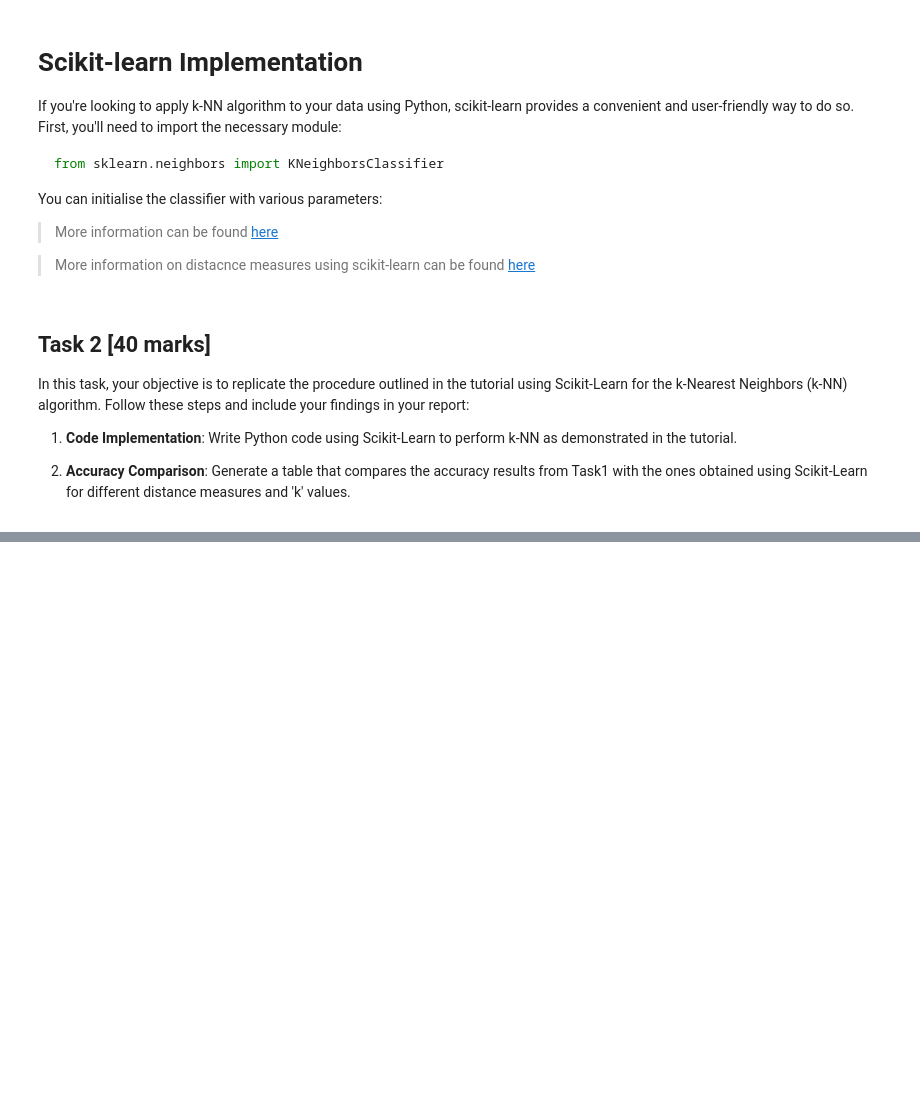
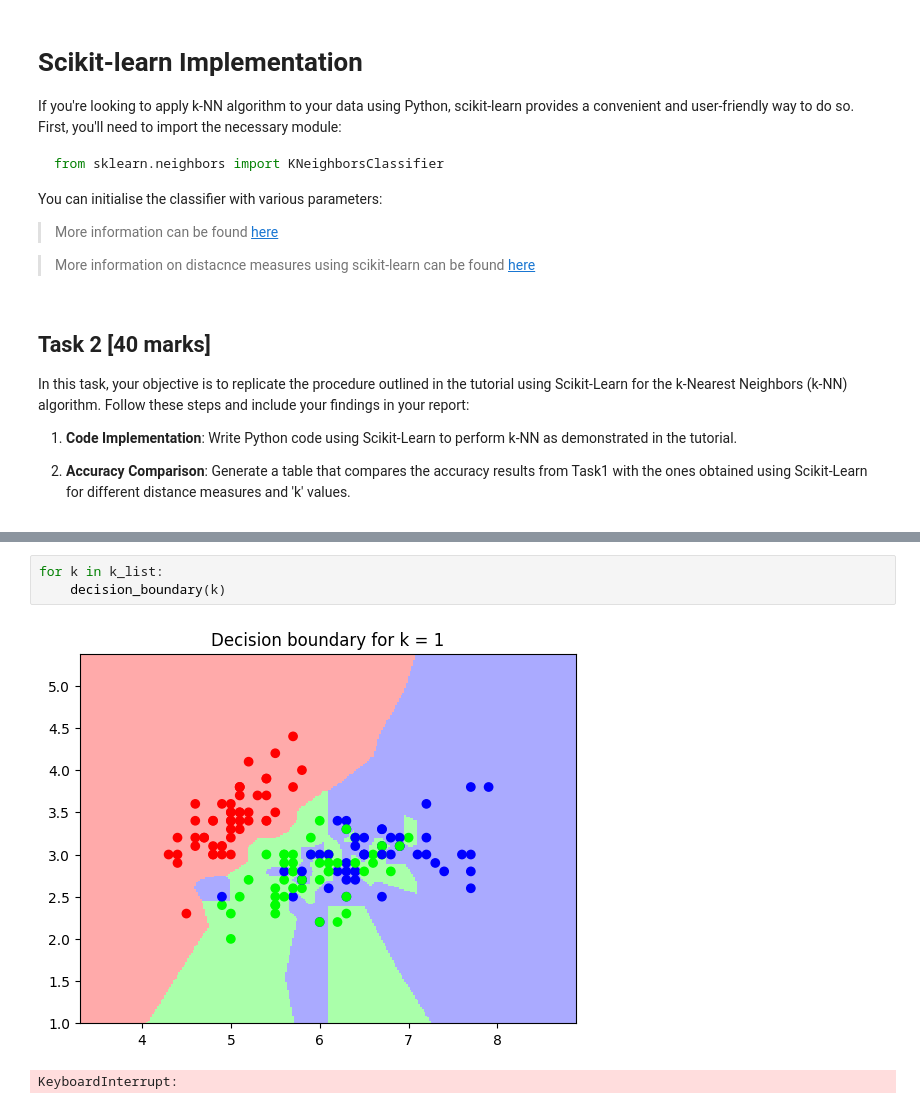
Before and after one commit to RandomCloneTrooper/ML, a Jupyter notebook: 07_ML_kNN.ipynb, the cells around one changed output, grey strips where cells are left out. Drawn from its saved outputs; the diff is of its cells as text; blank space fills up the shorter version.

```diff
--- a/07_ML_kNN.ipynb
+++ b/07_ML_kNN.ipynb
@@ -436,0 +491,6 @@ from sklearn.neighbors import KNeighborsClassifier
+# %%
+for k in k_list:
+    decision_boundary(k)
+# %% [output]
+[figure, added]
+KeyboardInterrupt:
```
Also changed, not shown: parts of 3 cells of this notebook.
